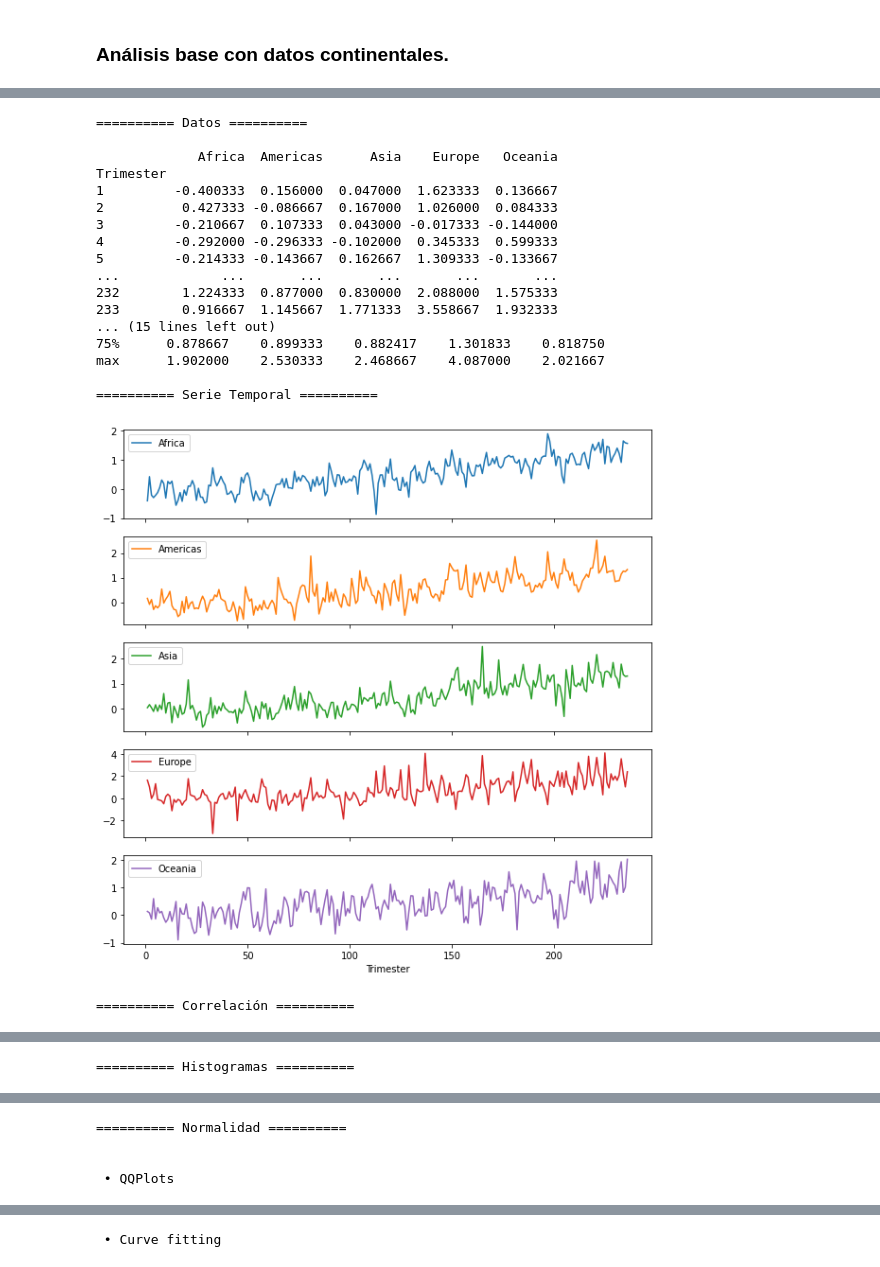
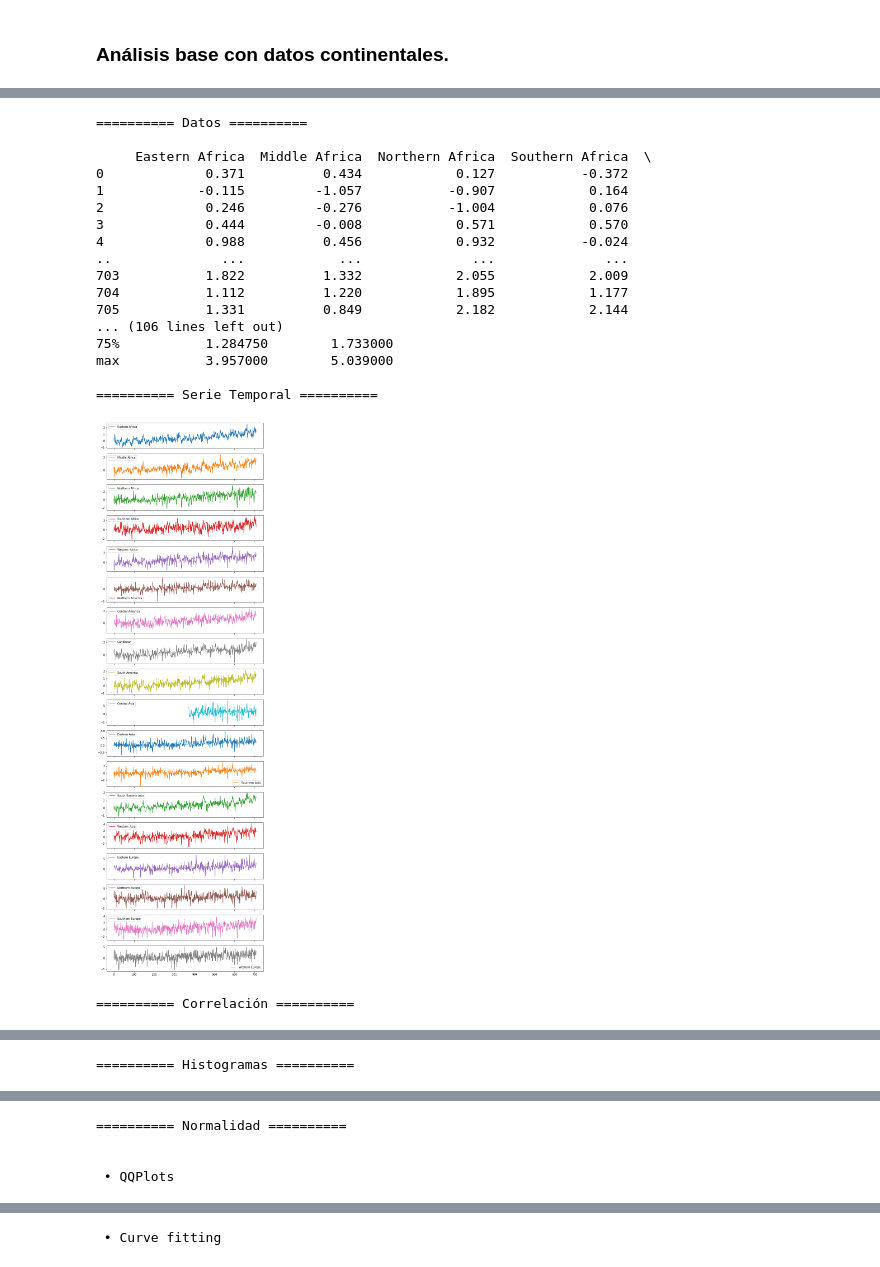
Before and after one commit to HernandezM22/10k-Challenge, a Jupyter notebook: analysis.ipynb, the cells around one changed output, grey strips where cells are left out. Drawn from its saved outputs; the diff is of its cells as text; code cells hidden in the pictures.

Commit message:
Finished descriptive/exploratory analysis

```diff
--- a/analysis.ipynb
+++ b/analysis.ipynb
@@ -54,11 +54,12 @@ regions_df = df[regions]
 # %% [markdown]
 ## Agrupaciones temporales
 # %%
+world_lapse=df.copy()
 interest_groups_df_lapse=interest_groups_df.copy()
 continents_df_lapse=continents_df.copy()
 regions_df_lapse=regions_df.copy()
 
-dfs=[interest_groups_df_lapse,continents_df_lapse,regions_df_lapse]
+dfs=[world_lapse,interest_groups_df_lapse,continents_df_lapse,regions_df_lapse]
 # %%
 def time_group(lapse,n):
     labels=[]
@@ -75,6 +76,10 @@ for each_df in dfs:
 # %% [markdown]
 ## Diccionario de grupos de datos
 # %%
+world_data={'Month':df}
+for time_interval in ['Trimester','Semester','Year','Lustrum','Decade']:
+    world_data[time_interval]=(world_lapse.groupby(time_interval).mean())[world_lapse.columns[1:285]]
+
 interest_groups_data={'Month':interest_groups_df}
 for time_interval in ['Trimester','Semester','Year','Lustrum','Decade']:
     interest_groups_data[time_interval]=(interest_groups_df_lapse.groupby(time_interval).mean())[interest_groups]
@@ -87,6 +92,7 @@ regions_data={'Month':regions_df}
 for time_interval in ['Trimester','Semester','Year','Lustrum','Decade']:
     regions_data[time_interval]=(regions_df_lapse.groupby(time_interval).mean())[regions]
 
-grouped_data={'Interest Groups':interest_groups_data,
-              'Continents':continents_data,
-              'Regions':regions_data}
+grouped_data={'World':world_data,
+            'Interest Groups':interest_groups_data,
+            'Continents':continents_data,
+            'Regions':regions_data}
@@ -103,32 +114,38 @@ def descriptiveAnalysis(data):
     print(data.describe())
 
     print('\n========== Serie Temporal ==========\n')
-    axes = data.plot(figsize=(10, 10), subplots=True)
+    axes = data.plot(figsize=(10,2*len(data.columns)), subplots=True)
     plt.show()
 
     print('\n========== Correlación ==========\n')
-    plt.figure(figsize=(6,6))
+    plt.figure(figsize=(1.2*len(data.columns),1.2*len(data.columns)))
     sns.heatmap(data.corr(),annot=True, cmap="YlGnBu").set_title('Correlación grupal')
     plt.show()
 
     print('\n========== Histogramas ==========\n')
-    plt.figure(figsize=(8,8))
-    colors=['gray','skyblue','indigo','lightsalmon','olivedrab']
+    plt.figure(figsize=(14,4*int(np.ceil(len(data.columns)/3))))
+    colors=['gray','skyblue','indigo','lightsalmon','olivedrab','green',
+            'cyan','blue','red','purple','black','dimgray','orange',
+            'darkorange','darkgoldenrod','forestgreen','seagreen',
+            'yellowgreen','palegreen','sandybrown','chocolate','tomato',
+            'firebrick','aquamarine','turquoise','teal','cadetblue',
+            'dodgerblue','crimson','pink','violet','mediumblue',
+            'cornflowerblue']
+
     for column in data.columns:
-        plt.subplot(2,3,list(data.columns).index(column)+1).set_title(column)
-        plt.hist(data[column],color=colors[list(data.columns).index(column)])
+        plt.subplot(int(np.ceil(len(data.columns)/3)),3,list(data.columns).index(column)+1).set_title(column)
+        plt.hist(data[column],color=colors[list(data.columns).index(column) % len(colors)])
     plt.show()
 
     print('\n========== Normalidad ==========\n')
 
     print('\n • QQPlots \n')
-    fig, axes = plt.subplots(nrows=2, ncols=3, figsize=(15,10))
+    fig, axes = plt.subplots(nrows=int(np.ceil(len(data.columns)/3)), ncols=3, figsize=(16,7.5*int(np.ceil(len(data.columns)/3))))
     ax= axes.flatten()
     for column in data.columns:
         qqplot(data[column].dropna(), fit = True, line='s', ax=ax[list(data.columns).index(column)],alpha=0.5)
         ax[list(data.columns).index(column)].title.set_text(column)
 
-    fig.delaxes(ax[-1])
     plt.show()
 
     print('\n • Curve fitting \n')
@@ -136,7 +153,7 @@ def descriptiveAnalysis(data):
     parameters=[]
     hyp_test={}
 
-    plt.figure(figsize=(8,8))
+    plt.figure(figsize=(14,4*int(np.ceil(len(data.columns)/3))))
 
     for column in data.columns:
         params=[data[column].mean(),[data[column].std()]]
@@ -147,12 +164,15 @@ def descriptiveAnalysis(data):
 
         hyp_test[column]=(stat,test)
 
-        plt.subplot(2,3,list(data.columns).index(column)+1).set_title(column)
+        plt.subplot(int(np.ceil(len(data.columns)/3)),3,list(data.columns).index(column)+1).set_title(column)
 
         size=50
 
         entries, bin_edges, patches = plt.hist(data[column], bins= size,label='Conteo', color=colors[list(data.columns).index(column)])
+
+
         x=np.linspace(min(bin_edges),max(bin_edges),size)
+
         theoric=[(sp.stats.norm.cdf(x[i+1], loc=params[0], scale=params[1])-sp.stats.norm.cdf(x[i], loc=params[0], scale=params[1]))*len(data[column]) for i in range(len(x)-1)]
 
         plt.plot(x[0:size-1],theoric,color='r')
@@ -207,24 +271,24 @@ Asia (34.802413361075025, 2.7717366228586783e-08)
 Europe (63.452670691135765, 1.6650513375971643e-14)
 Oceania (5.603917818348325, 0.06069105783350417)
 # %%
-descriptiveAnalysis(data=grouped_data['Continents']['Trimester'])
+descriptiveAnalysis(data=grouped_data['Regions']['Month'])
 # %% [output]
 ========== Datos ==========
 
-             Africa  Americas      Asia    Europe   Oceania
-Trimester
-1         -0.400333  0.156000  0.047000  1.623333  0.136667
-2          0.427333 -0.086667  0.167000  1.026000  0.084333
-3         -0.210667  0.107333  0.043000 -0.017333 -0.144000
-4         -0.292000 -0.296333 -0.102000  0.345333  0.599333
-5         -0.214333 -0.143667  0.162667  1.309333 -0.133667
-...             ...       ...       ...       ...       ...
-232        1.224333  0.877000  0.830000  2.088000  1.575333
-233        0.916667  1.145667  1.771333  3.558667  1.932333
-... (15 lines left out)
-75%      0.878667    0.899333    0.882417    1.301833    0.818750
-max      1.902000    2.530333    2.468667    4.087000    2.021667
+     Eastern Africa  Middle Africa  Northern Africa  Southern Africa  \
+0             0.371          0.434            0.127           -0.372
+1            -0.115         -1.057           -0.907            0.164
+2             0.246         -0.276           -1.004            0.076
+3             0.444         -0.008            0.571            0.570
+4             0.988          0.456            0.932           -0.024
+..              ...            ...              ...              ...
+703           1.822          1.332            2.055            2.009
+704           1.112          1.220            1.895            1.177
+705           1.331          0.849            2.182            2.144
+... (106 lines left out)
+75%           1.284750        1.733000
+max           3.957000        5.039000
 
 ========== Serie Temporal ==========
-[figure, old version]
+[figure, new version]
 ========== Correlación ==========
```
Also changed, not shown: parts of 5 cells of this notebook.
